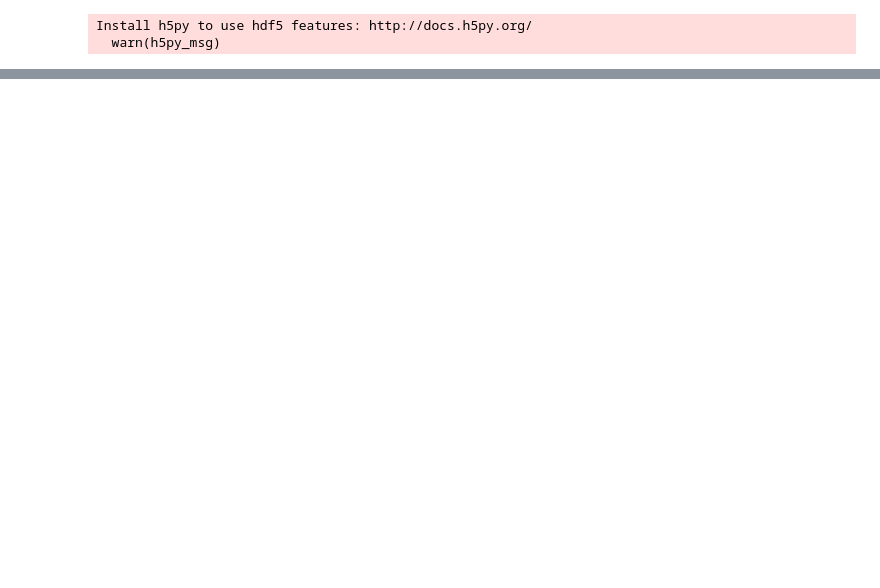
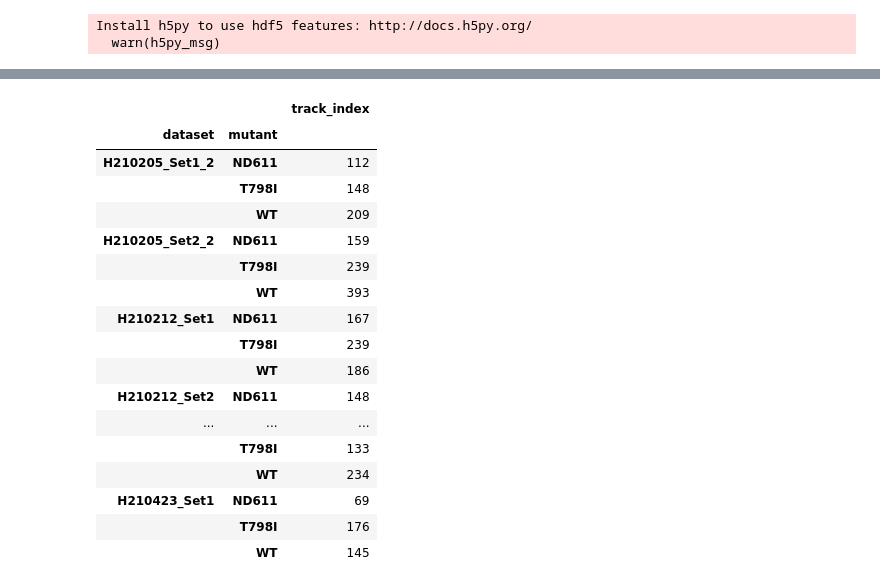
Before and after one commit to nathanieljevans/live_cell_reporter_imaging, a Jupyter notebook: tutorial.ipynb, the cells around one changed output, grey strips where cells are left out. Cells and saved outputs as stored; diff of their text form; code cells hidden in the pictures; blank space fills up the shorter version.

```diff
--- a/tutorial.ipynb
+++ b/tutorial.ipynb
@@ -55,0 +97,21 @@ length of time series AFTER removing time points with NA 150
+# %%
+data[lambda x: x.mutant.isin(['T798I', 'WT', 'ND611'])].groupby(['dataset', 'mutant']).count()[['track_index']]
+# %% [output]
+|  |  | track_index |
+| dataset | mutant |  |
+| H210205_Set1_2 | ND611 | 112 |
+|  | T798I | 148 |
+|  | WT | 209 |
+| H210205_Set2_2 | ND611 | 159 |
+|  | T798I | 239 |
+|  | WT | 393 |
+| H210212_Set1 | ND611 | 167 |
+|  | T798I | 239 |
+|  | WT | 186 |
+| H210212_Set2 | ND611 | 148 |
+| ... | ... | ... |
+|  | T798I | 133 |
+|  | WT | 234 |
+| H210423_Set1 | ND611 | 69 |
+|  | T798I | 176 |
+|  | WT | 145 |
```
Also changed, not shown: parts of 18 cells of this notebook, 5 other files.
